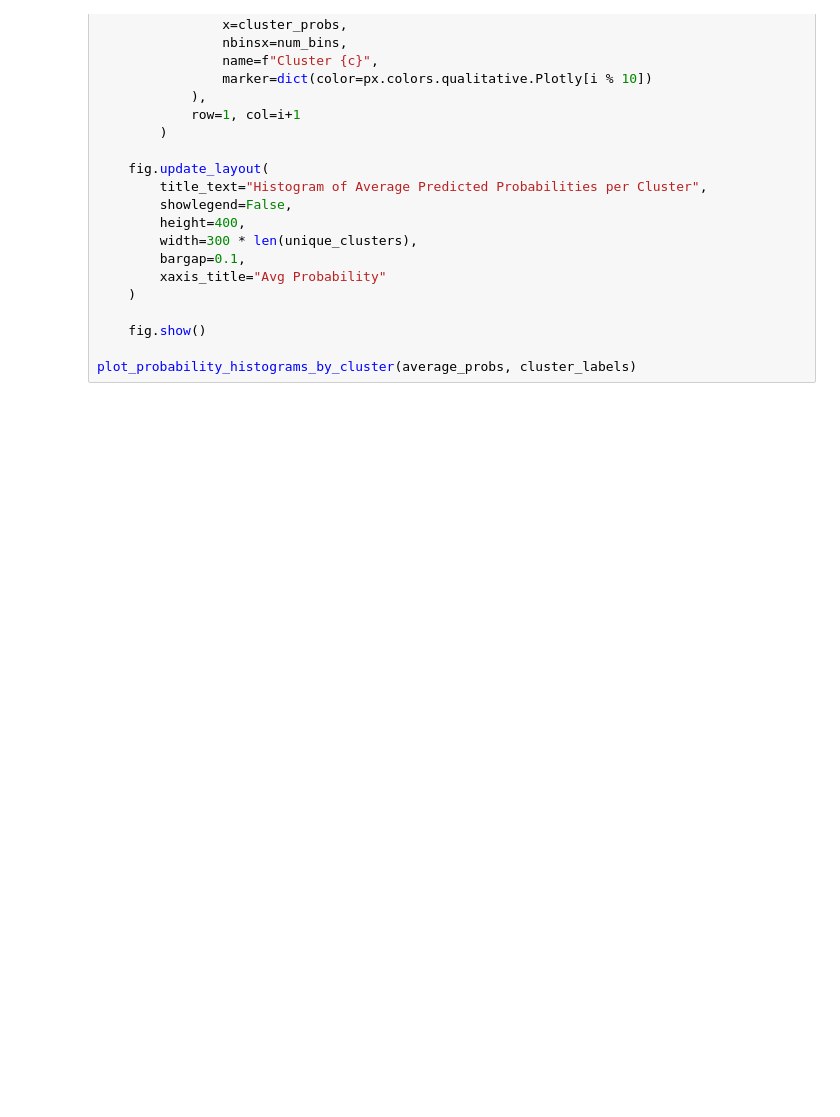
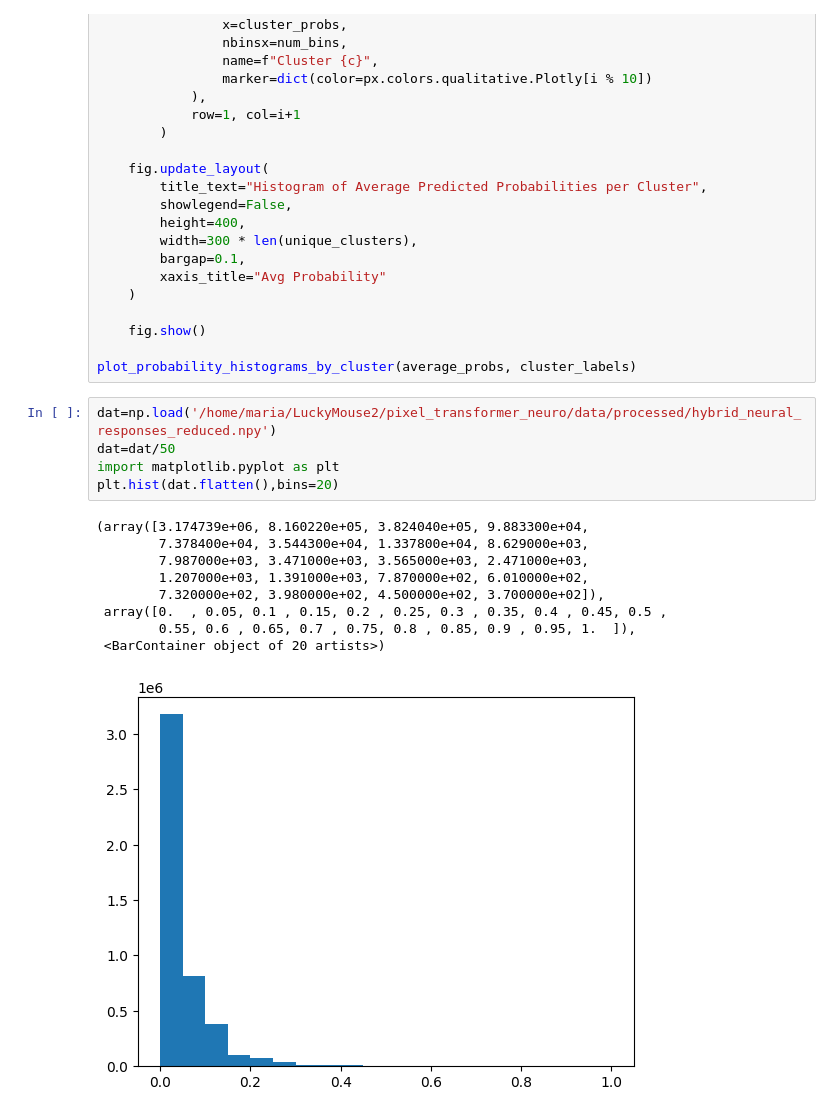
Before and after one commit to mariakesa/LuckyMouse2, a Jupyter notebook: analysis/clustering_and_visualizing.ipynb, the cells around one changed output. Cells and saved outputs as stored; diff of their text form; blank space fills up the shorter version.

```diff
--- a/analysis/clustering_and_visualizing.ipynb
+++ b/analysis/clustering_and_visualizing.ipynb
@@ -266,3 +266,18 @@ def plot_probability_histograms_by_cluster(average_probs, cluster_labels, num_bi
     fig.show()
 
 plot_probability_histograms_by_cluster(average_probs, cluster_labels)
+# %%
+dat=np.load('/home/maria/LuckyMouse2/pixel_transformer_neuro/data/processed/hybrid_neural_responses_reduced.npy')
+dat=dat/50
+import matplotlib.pyplot as plt
+plt.hist(dat.flatten(),bins=20)
+# %% [output]
+(array([3.174739e+06, 8.160220e+05, 3.824040e+05, 9.883300e+04,
+        7.378400e+04, 3.544300e+04, 1.337800e+04, 8.629000e+03,
+        7.987000e+03, 3.471000e+03, 3.565000e+03, 2.471000e+03,
+        1.207000e+03, 1.391000e+03, 7.870000e+02, 6.010000e+02,
+        7.320000e+02, 3.980000e+02, 4.500000e+02, 3.700000e+02]),
+ array([0.  , 0.05, 0.1 , 0.15, 0.2 , 0.25, 0.3 , 0.35, 0.4 , 0.45, 0.5 ,
+        0.55, 0.6 , 0.65, 0.7 , 0.75, 0.8 , 0.85, 0.9 , 0.95, 1.  ]),
+ <BarContainer object of 20 artists>)
+[figure, added]
```
Also changed, not shown: parts of 4 cells of this notebook, 3 other files.
